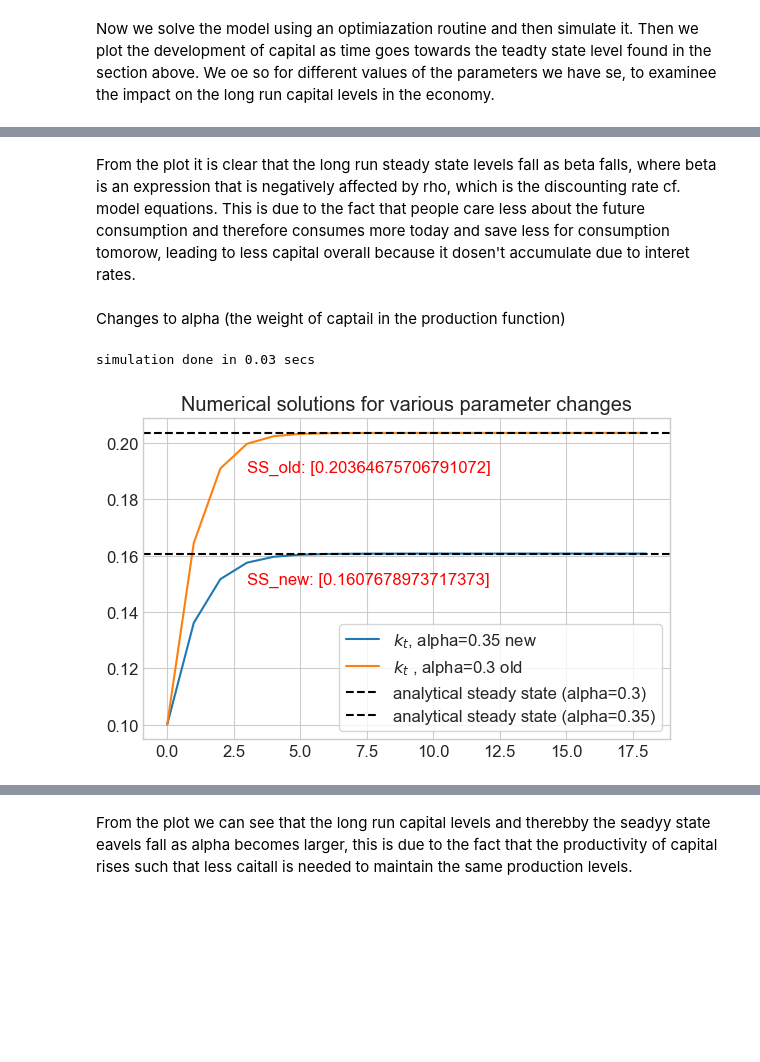
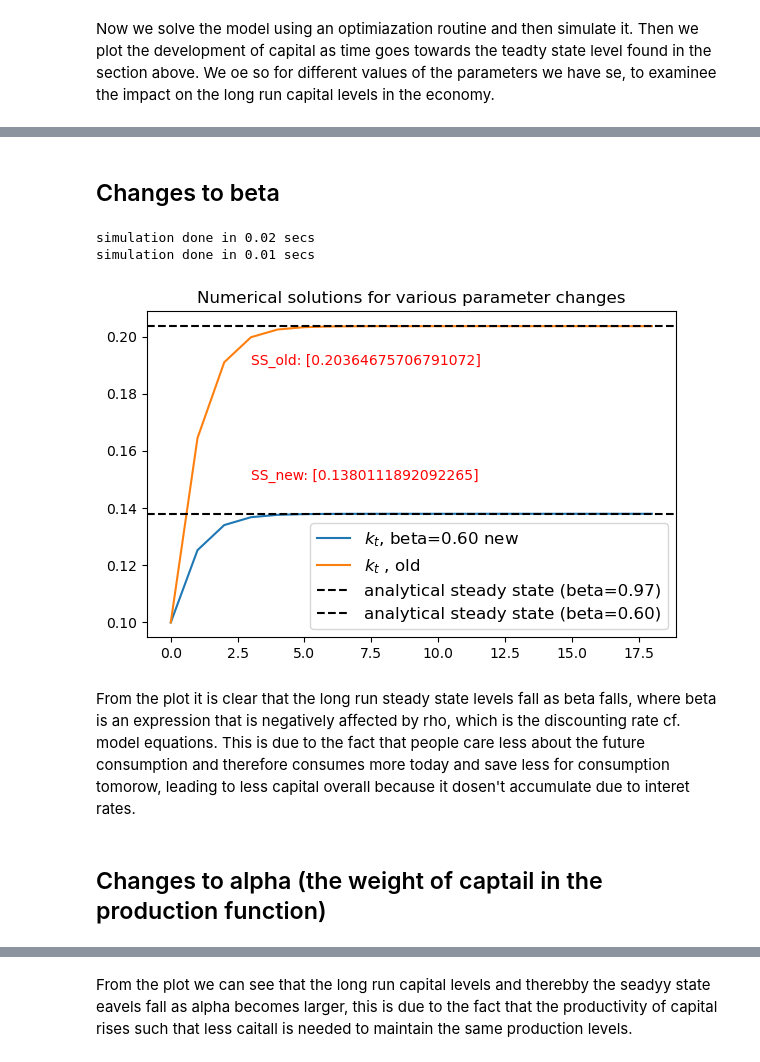
Before and after one commit to NumEconCopenhagen/projects-2023-kernen-af-kulten, a Jupyter notebook: modelproject/modelproject.ipynb, the cells around one changed output, grey strips where cells are left out. Cells and saved outputs as stored; diff of their text form; code cells hidden in the pictures; blank space fills up the shorter version.

```diff
--- a/modelproject/modelproject.ipynb
+++ b/modelproject/modelproject.ipynb
@@ -211,31 +93,12 @@ simulation done in 0.03 secs
+# %% [markdown]
+## Changes to beta
+# %%
+ml.model_beta06()
+# %% [output]
+simulation done in 0.02 secs
+simulation done in 0.01 secs
+[figure, added]
 # %% [markdown]
 From the plot it is clear that the long run steady state levels fall as beta falls, where beta is an expression that is negatively affected by rho, which is the discounting rate cf. model equations. This is due to the fact that people care less about the future consumption and therefore consumes more today and save less for consumption tomorow, leading to less capital overall because it dosen't accumulate due to interet rates.
 # %% [markdown]
-Changes to alpha (the weight of captail in the production function)
+## Changes to alpha (the weight of captail in the production function)
-# %%
-#New parameter change
-par.alpha = 0.35
-#Reset beta-value
-par.beta = 0.97
-
-#New steady state
-k_ss_new1 = f_kss(0.35, 0.05, 0.97)
-#Simulate model and log k
-model.simulate()
-k_new1 = model.sim.k
-
-#Visualisation
-fig = plt.figure(figsize=(6,6/1.5))
-ax = fig.add_subplot(1,1,1)
-ax.plot(k_new1,label=r'$k_{t}$, alpha=0.35 new')
-ax.plot(k_old,label=r'$k_{t}$ , alpha=0.3 old')
-ax.axhline(k_ss,ls='--',color='black',label='analytical steady state (alpha=0.3)')
-ax.axhline(k_ss_new1,ls='--',color='black',label='analytical steady state (alpha=0.35)')
-ax.legend(frameon=True,fontsize=12)
-ax.set_title("Numerical solutions for various parameter changes")
-ax.annotate(f'SS_old: {k_ss}', xy=(3, 0.19), xycoords='data', color='red')
-ax.annotate(f'SS_new: {k_ss_new1}', xy=(3, 0.15), xycoords='data', color='red')
-fig.tight_layout()
-# %% [output]
-simulation done in 0.03 secs
-[figure, removed]
```
Also changed, not shown: parts of 13 cells of this notebook, 1 other file.
